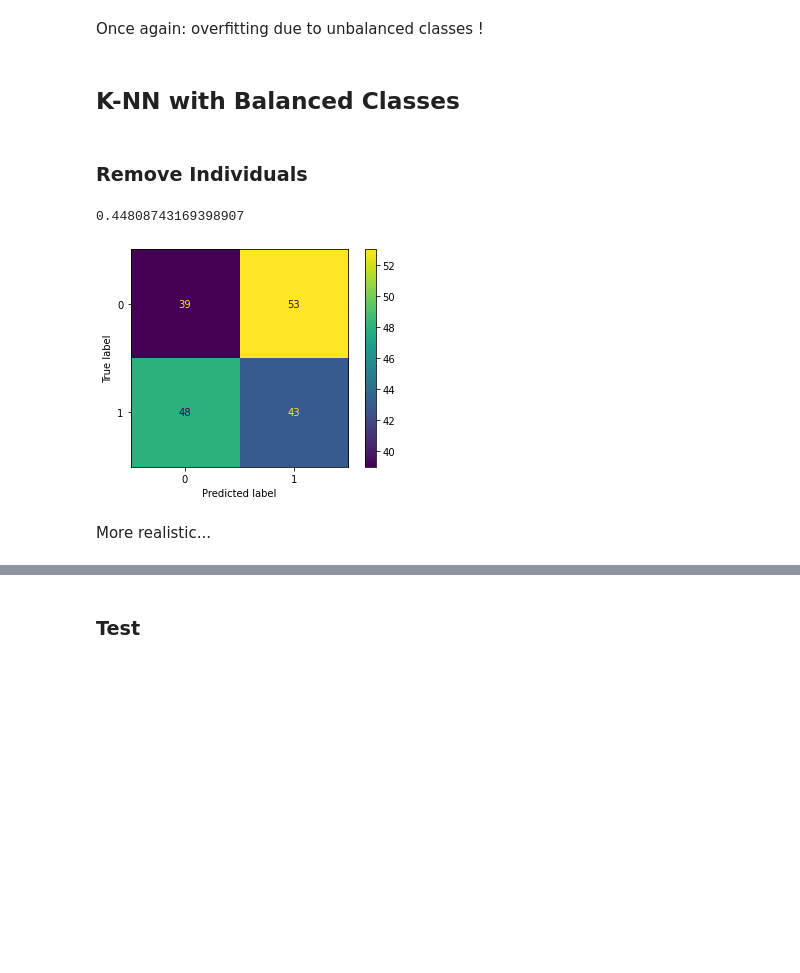
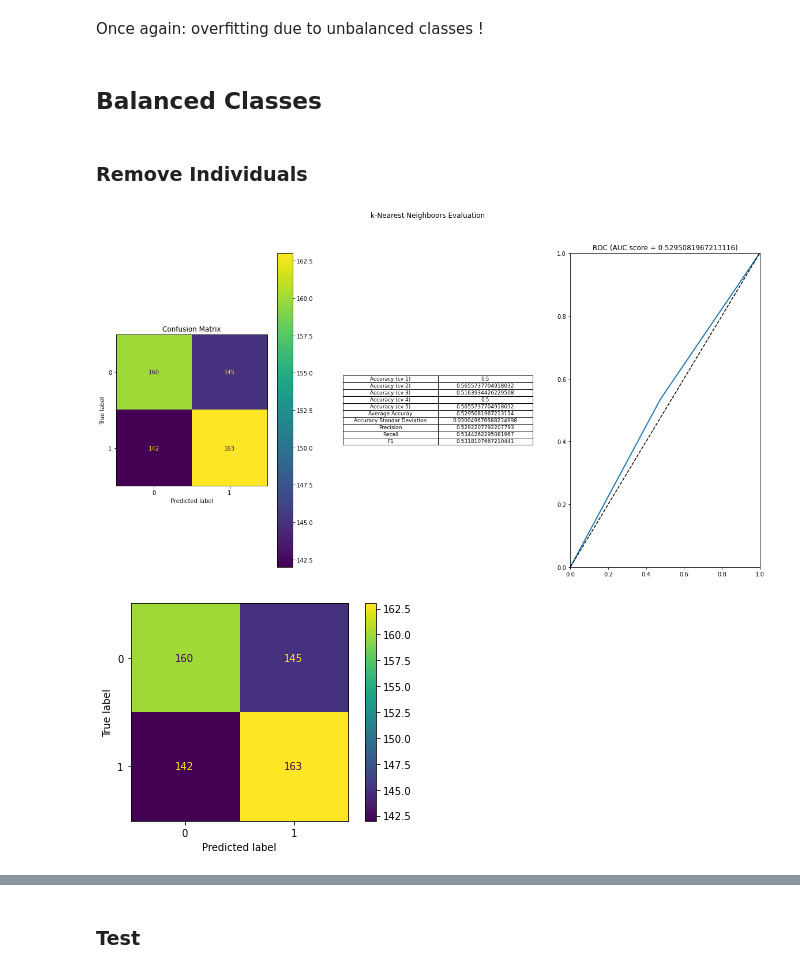
Before and after one commit to FABallemand/DefectPredictionOnProductionLines, a Jupyter notebook: k-nn.ipynb, the cells around one changed output, grey strips where cells are left out. Cells and saved outputs as stored; diff of their text form; code cells hidden in the pictures; blank space fills up the shorter version.

Commit message:
KNN (a good model)

```diff
--- a/k-nn.ipynb
+++ b/k-nn.ipynb
@@ -38,7 +16,11 @@ X_train, X_test, y_train, y_test = train_test_split(train_input_, train_output["
 # %%
+# Load data
+train_input, train_output = utils.loadTrainingData(remove_id=True, remove_capuchon_insertion=True)
+X_train, X_test, y_train, y_test = utils.splitTrain(train_input, train_output)
+
 # Create model
 knn_model = KNeighborsClassifier(n_neighbors=3)
-knn_model.fit(X_train, y_train)
+knn_model.fit(X_train, y_train["result"])
 
 # Prediction
 y_pred = knn_model.predict(X_test)
@@ -61,47 +38,19 @@ plt.show()
 # %% [markdown]
 Once again: overfitting due to unbalanced classes !
 # %% [markdown]
-## K-NN with Balanced Classes
+## Balanced Classes
 # %% [markdown]
 ### Remove Individuals
-# %%
-# Copy dataset
-train_input_remove = train_input.copy()
-train_output_remove = train_output.copy()
-
-# Select index
-defect_index = train_output.index[train_output["result"] == 1].tolist()
-valid_index = train_output.index[train_output["result"] == 0].tolist()
-
-# Randomly remove some valid individuals
-rd.shuffle(valid_index) # Shuffle in order to eliminate "production correlation"
-train_input_remove = train_input_remove.iloc[valid_index[:len(defect_index)] + defect_index,:]
-train_output_remove = train_output_remove.iloc[valid_index[:len(defect_index)] + defect_index,:]
-
-# Create new datasets
-train_input_remove = train_input_remove[train_input_remove.columns[~train_input_remove.columns.isin(["id", "capuchon_insertion"])]]
-X_train, X_test, y_train, y_test = train_test_split(train_input_remove, train_output_remove["result"], test_size = 0.3, random_state = 123)
-
-# Create model
-knn_balanced_model = KNeighborsClassifier(n_neighbors=3)
-knn_balanced_model.fit(X_train, y_train)
-
-# Prediction
-y_pred = knn_balanced_model.predict(X_test)
-
-# Evaluation
-metrics.accuracy_score(y_test, y_pred)
-# %% [output]
-0.44808743169398907
-# %%
-# Compute confusion matrix
-M = confusion_matrix(y_test, y_pred)
-# tn, fp, fn, tp = M.ravel() # True/False negative/positive
-
-# Plot confusion matrix
-plot_confusion_matrix(knn_balanced_model, X_test, y_test)
-plt.show()
-# %% [output]
-[figure, removed]
-# %% [markdown]
-More realistic...
+# %%
+# Load date and balance classes
+train_input, train_output = utils.loadTrainingData(remove_id=True, remove_capuchon_insertion=True)
+train_input, train_output = utils.balanceClassesByRemoving(train_input, train_output)
+
+# Create model
+clf = KNeighborsClassifier(n_neighbors=3)
+
+# Evaluation
+utils.modelEvaluation(clf, train_input, train_output["result"], model_name="k-Nearest Neighboors")
+# %% [output]
+[figure, added]
+[figure, added]
```
Also changed, not shown: parts of 10 cells of this notebook, 3 other files.
